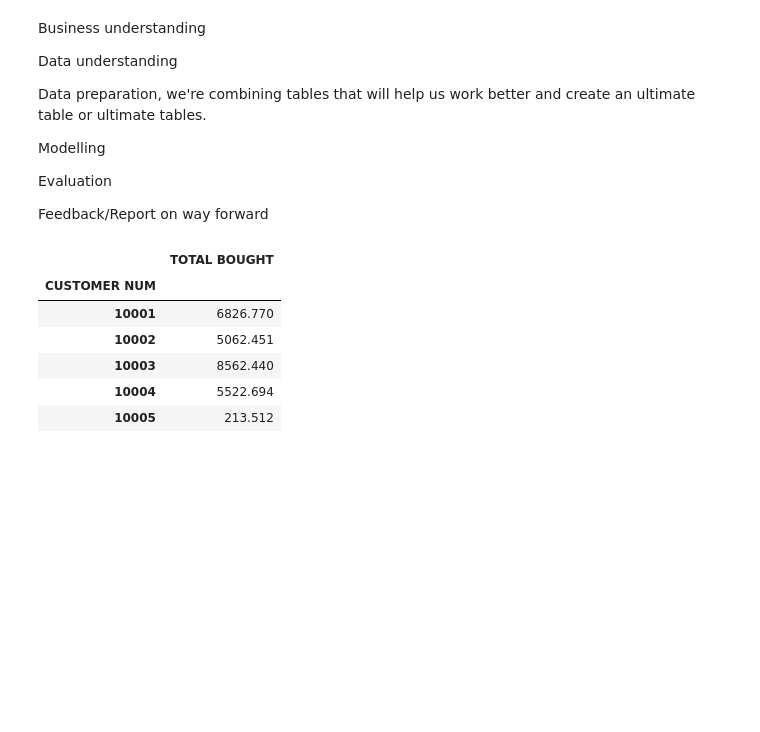
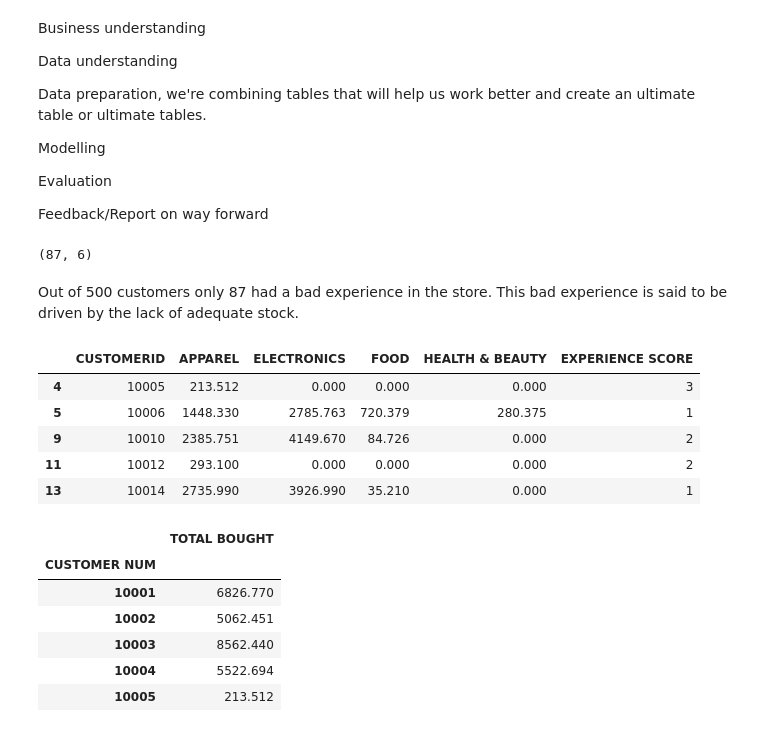
Before and after one commit to CikuKariuki/Retailer-X, a Jupyter notebook: analysis/Retailer X.ipynb, the cells around one changed output. Cells and saved outputs as stored; diff of their text form; code cells hidden in the pictures; blank space fills up the shorter version.

```diff
--- a/analysis/Retailer X.ipynb
+++ b/analysis/Retailer X.ipynb
@@ -155,6 +156,26 @@ Modelling
 Evaluation
 
 Feedback/Report on way forward
+# %%
+# look for the table with customer num and experience, group according to customer create a column for experience, merge the two, or just separate experience and add to thos table and also income
+customer_experience = customer_data[['CUSTOMERID','EXPERIENCE SCORE']]
+customer_experience = customer_pivot.merge(customer_experience, left_on="CUSTOMER NUM", right_on='CUSTOMERID')
+customer_experience = customer_experience.reindex(['CUSTOMERID','APPAREL','ELECTRONICS','FOOD','HEALTH & BEAUTY', 'EXPERIENCE SCORE'], axis = 1)
+customer_experience[customer_experience['EXPERIENCE SCORE']<5].shape
+# %% [output]
+(87, 6)
+# %% [markdown]
+Out of 500 customers only 87 had a bad experience in the store. This bad experience is said to be driven by the lack of adequate stock.
+# %%
+low_customer_experience = customer_experience[customer_experience['EXPERIENCE SCORE']< 5]
+low_customer_experience.head()
+# %% [output]
+|  | CUSTOMERID | APPAREL | ELECTRONICS | FOOD | HEALTH & BEAUTY | EXPERIENCE SCORE |
+| 4 | 10005 | 213.512 | 0.000 | 0.000 | 0.000 | 3 |
+| 5 | 10006 | 1448.330 | 2785.763 | 720.379 | 280.375 | 1 |
+| 9 | 10010 | 2385.751 | 4149.670 | 84.726 | 0.000 | 2 |
+| 11 | 10012 | 293.100 | 0.000 | 0.000 | 0.000 | 2 |
+| 13 | 10014 | 2735.990 | 3926.990 | 35.210 | 0.000 | 1 |
 # %%
 # calculate transaction per customer:
 customer_total_spent = trans_products.groupby('CUSTOMER NUM').agg({'TOTAL BOUGHT': 'sum'})
```
Also changed, not shown: parts of 5 cells of this notebook, 1 other file.
